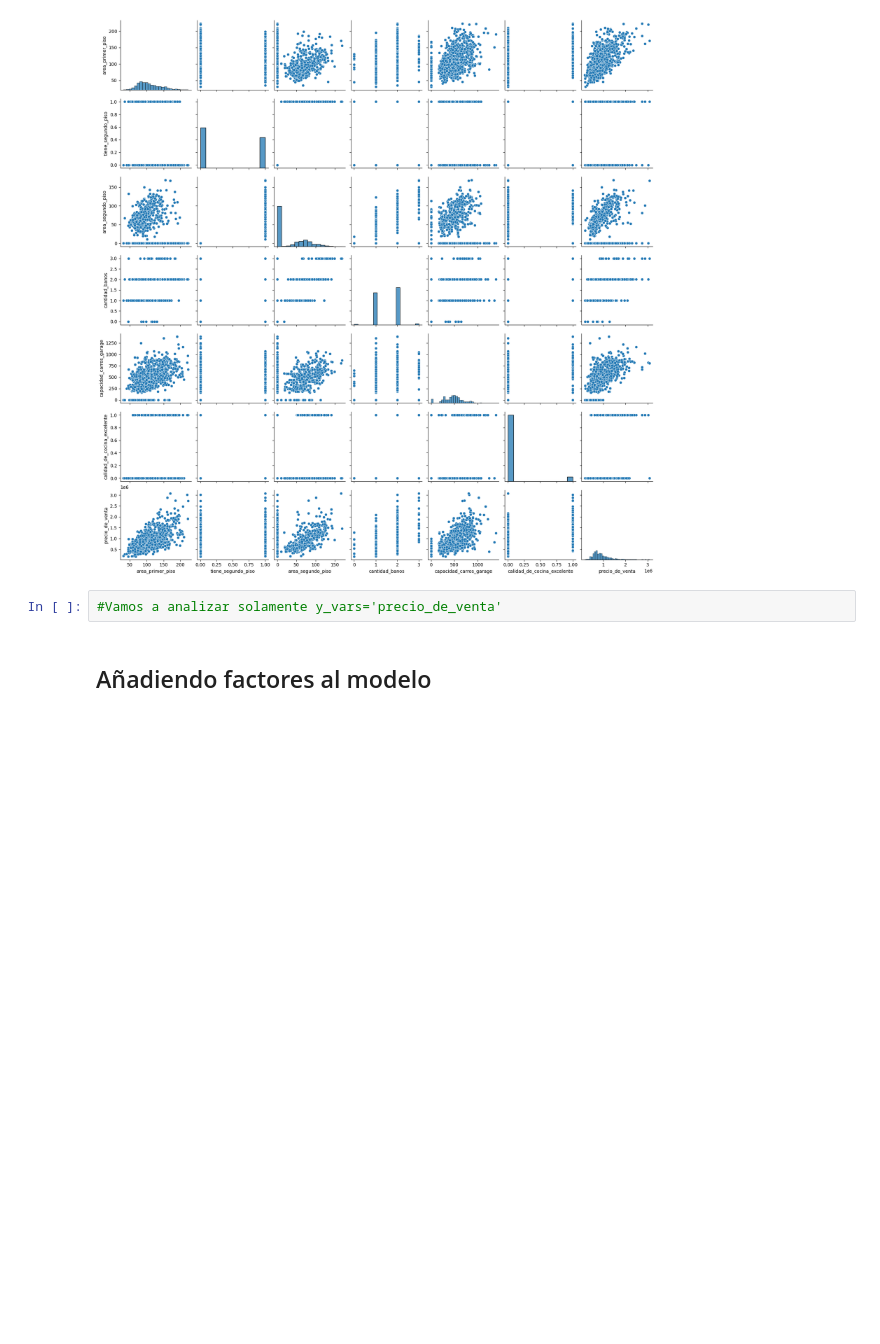
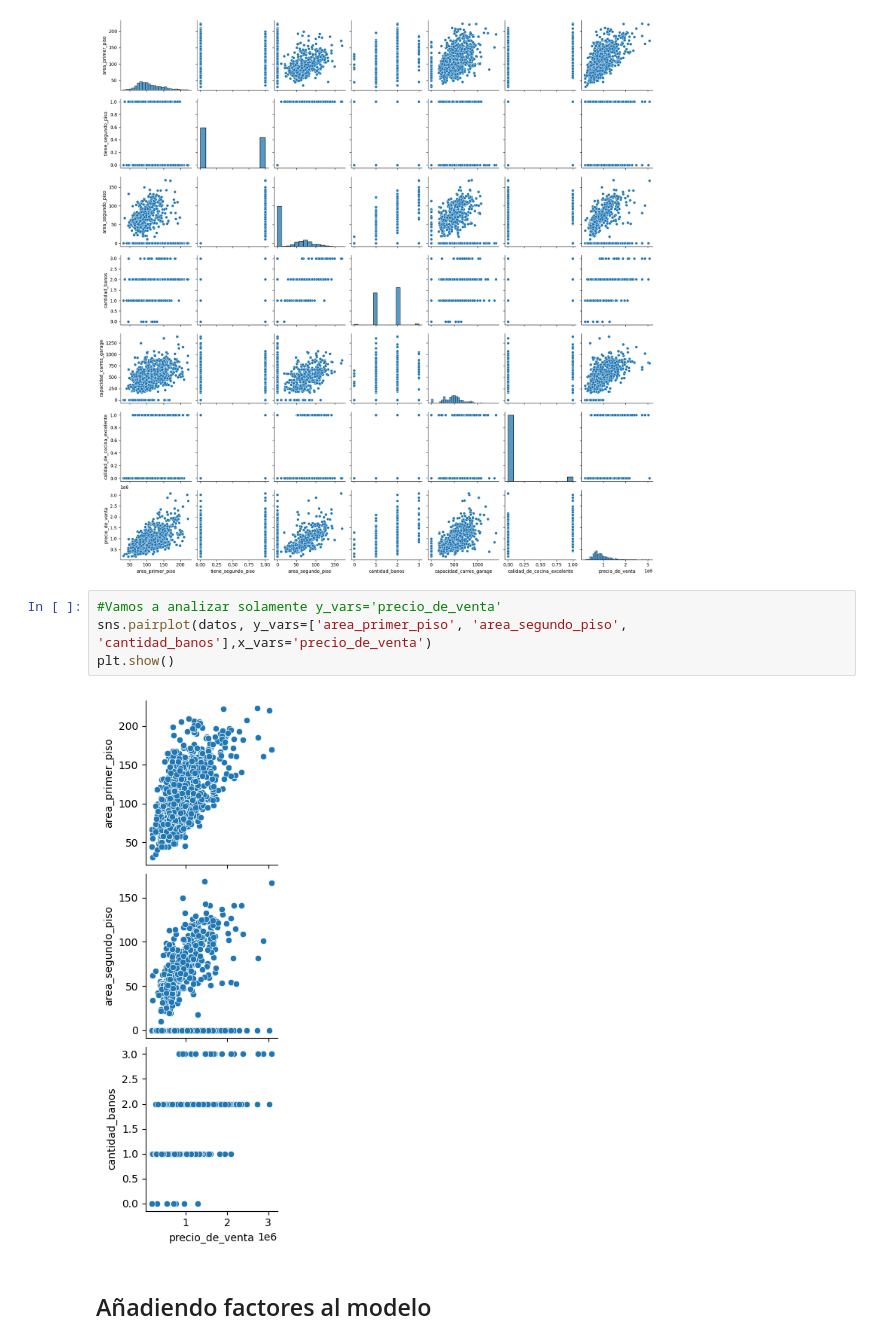
Before and after one commit to smringdesigns/Estadistica_Relaciones_con_Regresion_Lineal, a Jupyter notebook: precios_de_inmuebles_regresion_lineal.ipynb, the cells around one changed output. Saved outputs shown, nothing was run; the diff lists cells and outputs as text; blank space fills up the shorter version.

```diff
--- a/precios_de_inmuebles_regresion_lineal.ipynb
+++ b/precios_de_inmuebles_regresion_lineal.ipynb
@@ -301,6 +301,10 @@ plt.show()
 [figure]
 # %%
 #Vamos a analizar solamente y_vars='precio_de_venta'
+sns.pairplot(datos, y_vars=['area_primer_piso', 'area_segundo_piso', 'cantidad_banos'],x_vars='precio_de_venta')
+plt.show()
+# %% [output]
+[figure, added]
 # %% [markdown]
 ## Añadiendo factores al modelo
 # %%
```
Also changed, not shown: parts of 11 cells of this notebook.
